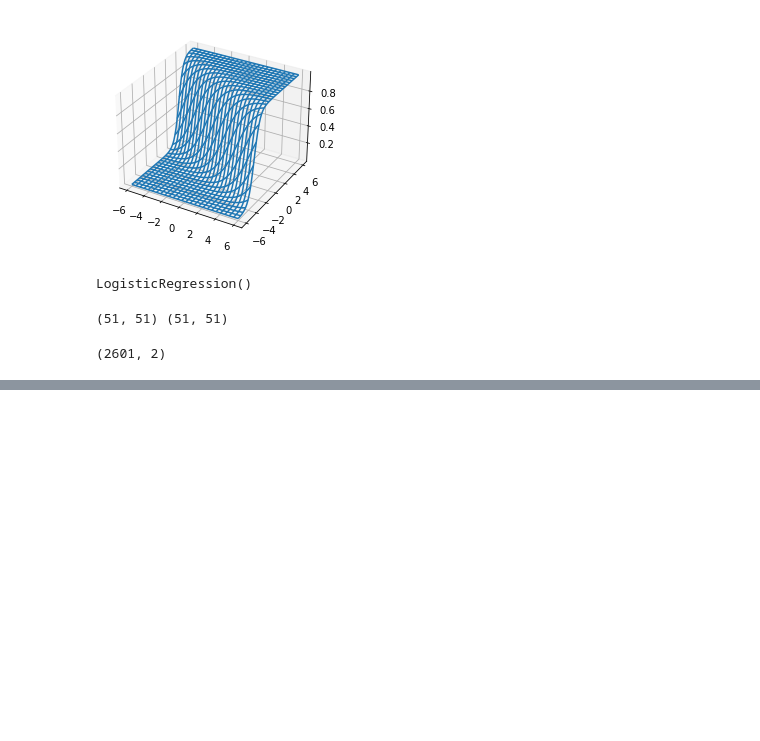
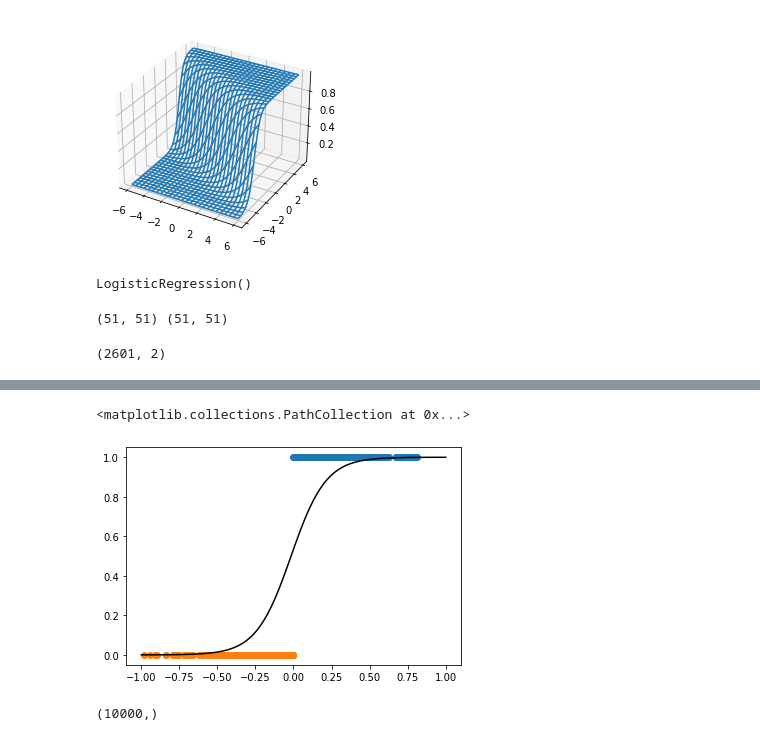
Before and after one commit to Meridolian/thedatafrog_tutorials, a Jupyter notebook: supervised_learning/logistic_regression_vs_neural_network_non_linearities.ipynb, the cells around one changed output, grey strips where cells are left out. Drawn from its saved outputs; the diff is of its cells as text; code cells hidden in the pictures; blank space fills up the shorter version.

```diff
--- a/supervised_learning/logistic_regression_vs_neural_network_non_linearities.ipynb
+++ b/supervised_learning/logistic_regression_vs_neural_network_non_linearities.ipynb
@@ -158,0 +201,30 @@ Text(0, 0.5, 'x2')
+# %%
+# merge the examples from the two categories
+sru = np.concatenate((sru0, sru1))
+# turn the resulting array into an array of shape
+# (nexamples, 1), that can be fitted by
+# scikit-learn
+sru = np.c_[sru]
+# merge the labels from the two categories
+sry = np.concatenate((sry0, sry1))
+# create the logistic regression and fit
+clf = LogisticRegression(random_state=0, solver="lbfgs").fit(sru, sry)
+# %%
+linx = np.c_[np.linspace(-1, 1, 100)]
+prob = clf.predict_proba(linx)
+prob = prob[:,1].reshape(len(linx))
+plt.plot(linx, prob, color="black")
+plt.scatter(sru0, sry0)
+plt.scatter(sru1, sry1)
+# %% [output]
+<matplotlib.collections.PathCollection at 0x...>
+[figure, added]
+# %%
+xmin, xmax, npoints = (-1, 1, 100)
+gridx1, gridx2 = np.meshgrid(np.linspace(xmin, xmax, npoints), np.linspace(xmin, xmax, npoints))
+gridu = gridx1 * gridx2
+us = np.c_[gridu.flatten()]
+probs = clf.predict_proba(us)
+probs[:, 1].shape
+# %% [output]
+(10000,)
```
Also changed, not shown: parts of 17 cells of this notebook.
